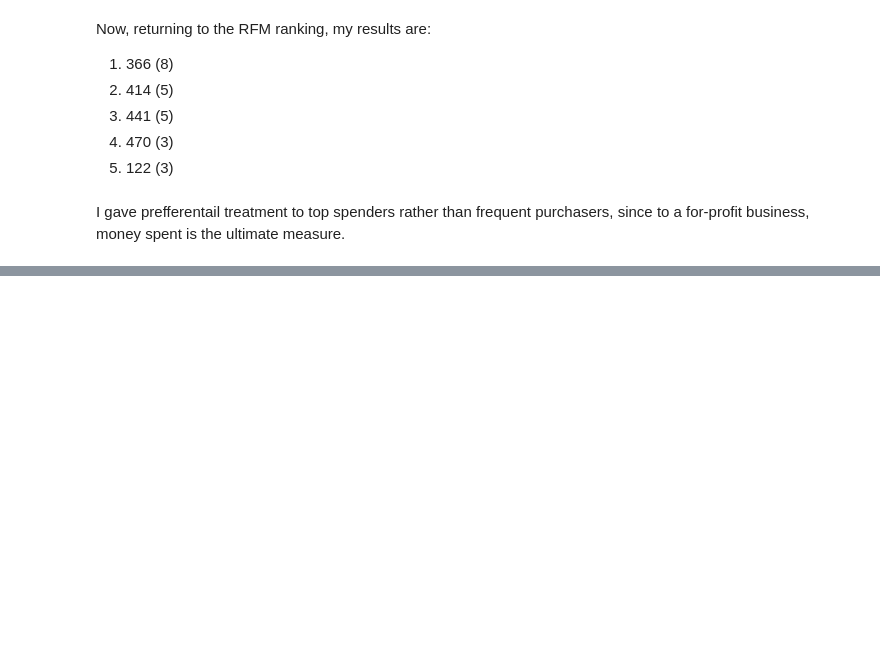
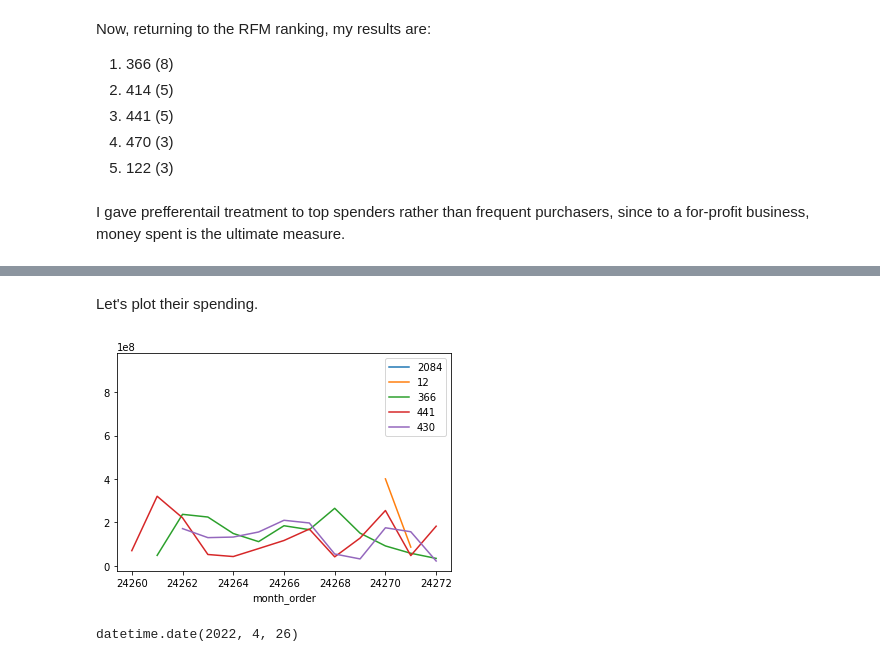
Before and after one commit to graceflitsch/DataScience, a Jupyter notebook: GNB3.ipynb, the cells around one changed output, grey strips where cells are left out. Cells and saved outputs as stored; diff of their text form; code cells hidden in the pictures; blank space fills up the shorter version.

```diff
--- a/GNB3.ipynb
+++ b/GNB3.ipynb
@@ -282,0 +385,13 @@ I gave prefferentail treatment to top spenders rather than frequent purchasers,
+# %% [markdown]
+Let's plot their spending.
+# %%
+options = [2084, 12, 366, 441, 430]
+# %%
+for i in range(5):
+    baskets[baskets['merchant_id']==options[i]].groupby('month_order')['spent'].sum().plot().legend([2084, 12, 366, 441, 430],fancybox = True)
+# %% [output]
+[figure, added]
+# %%
+baskets[baskets['merchant_id']==2084].date.min()
+# %% [output]
+datetime.date(2022, 4, 26)
```
Also changed, not shown: parts of 24 cells of this notebook.
